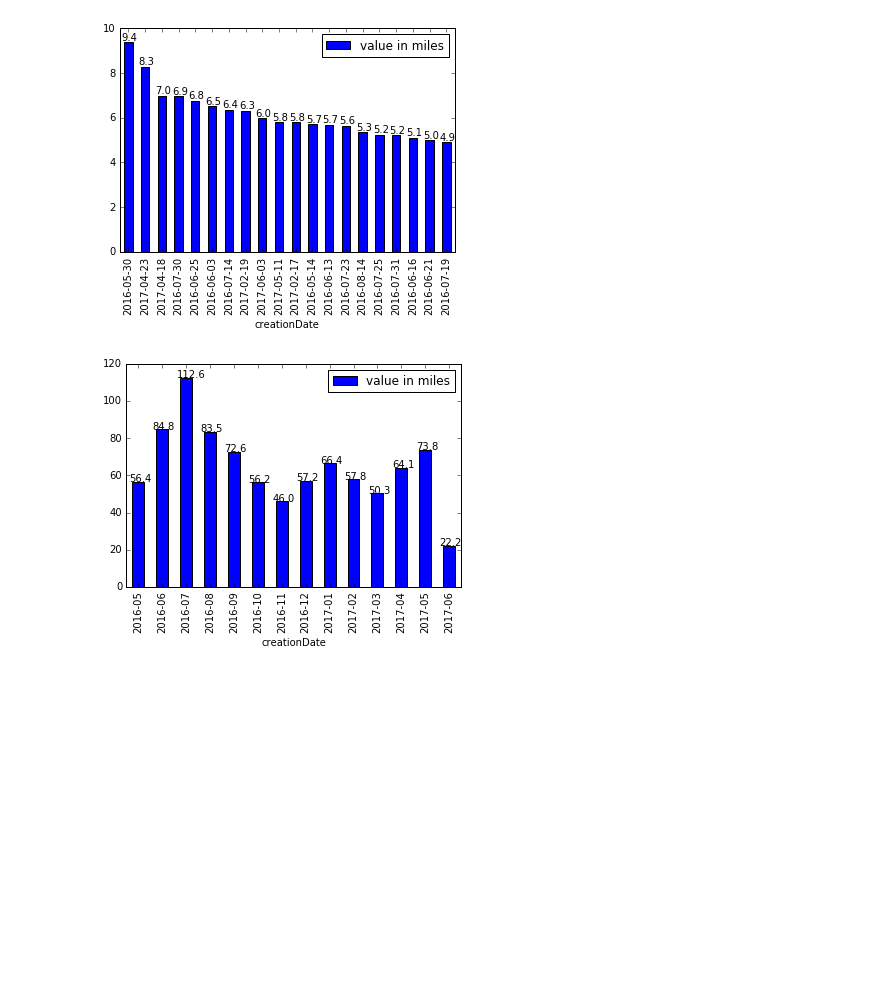
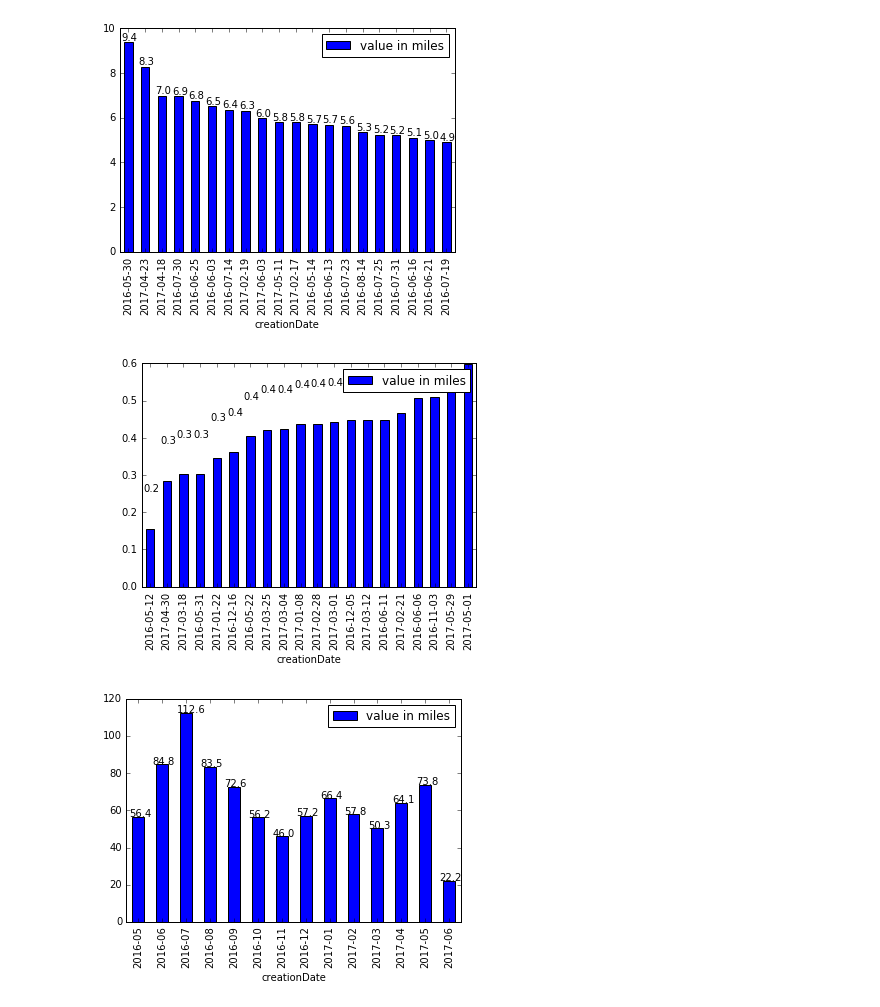
Before and after one commit to sateeshkadiyala/health_data_analyzer, a Jupyter notebook: analyzer.ipynb, the cells around one changed output. Cells and saved outputs as stored; diff of their text form; code cells hidden in the pictures; blank space fills up the shorter version.

```diff
--- a/analyzer.ipynb
+++ b/analyzer.ipynb
@@ -39,4 +41,25 @@ plt = grouppedByDay.plot(kind="bar", x="creationDate", y="value")
 get_annotations(plt)
 # %% [output]
 [figure]
+# %%
+# Not so good days
+
+# get date from datetimestamp
+df['creationDate'] = pd.to_datetime(df['creationDate']).dt.date
+
+# group the data by date and sort the groupped data by highest value
+grouppedByNotSoGoodDay = df.groupby(['creationDate']).sum().reset_index().sort_values(['value'], ascending=[1]).head(20)
+
+# print(grouppedByDay.to_string(index=False))
+
+# initialize matplotlib
+%matplotlib inline
+
+# plot the bar
+plt = grouppedByNotSoGoodDay.plot(kind="bar", x="creationDate", y="value")
+
+#get annotations for plot
+get_annotations(plt)
+# %% [output]
+[figure, added]
 # %%
```
Also changed, not shown: parts of 4 cells of this notebook.
